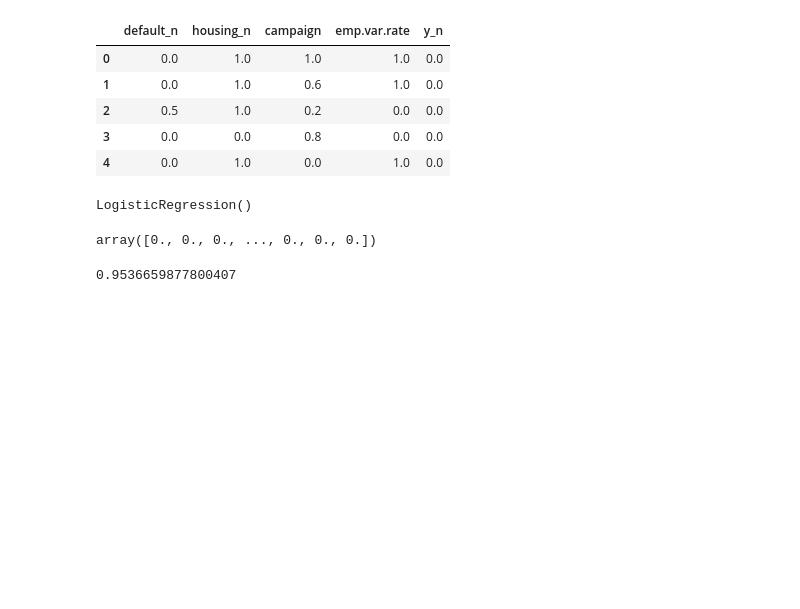
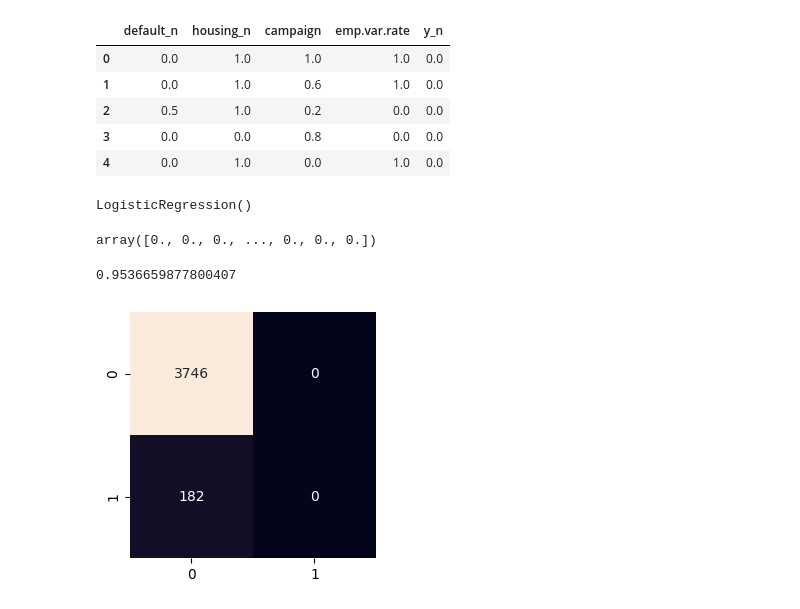
Before and after one commit to Eleiny9/mi-primer-ML, a Jupyter notebook: src/explore.ipynb, the cells around one changed output. Drawn from its saved outputs; the diff is of its cells as text; code cells hidden in the pictures; blank space fills up the shorter version.

```diff
--- a/src/explore.ipynb
+++ b/src/explore.ipynb
@@ -930,10 +931,11 @@ model.fit(X_train, y_train)
 # %% [output]
 LogisticRegression()
-# %%
-y_pred = model.predict(X_test)
-y_pred
-# %% [output]
-array([0., 0., 0., ..., 0., 0., 0.])
+# %%
+# Mis datos de prediccion para el modelo de test
+y_pred = model.predict(X_test)
+y_pred
+# %% [output]
+array([0., 0., 0., ..., 0., 0., 0.])
 # %%
 from sklearn.metrics import accuracy_score
 
@@ -941,2 +945,22 @@ accuracy_score(y_test, y_pred)
 # %% [output]
 0.9536659877800407
+# %%
+from sklearn.metrics import confusion_matrix
+
+cm = confusion_matrix(y_test, y_pred)
+
+# Dibujaremos esta matriz para hacerla más visual
+cm_df = pd.DataFrame(cm)
+
+plt.figure(figsize = (3, 3))
+sns.heatmap(cm_df, annot=True, fmt="d", cbar=False)
+
+plt.tight_layout()
+
+plt.show()
+
+# Observamos :
+#Verdaderos positivos (TP, True positive): Se corresponde con el número 3746 y son los casos en los que el modelo predijo positivo y la clase real también es positiva.
+#Falsos positivos (FP, False positive): Se corresponde con el número 182 y son los casos en los que el modelo predijo positivo y la clase real es negativa.
+# %% [output]
+[figure, added]
```
Also changed, not shown: parts of 4 cells of this notebook, 1 other file.
